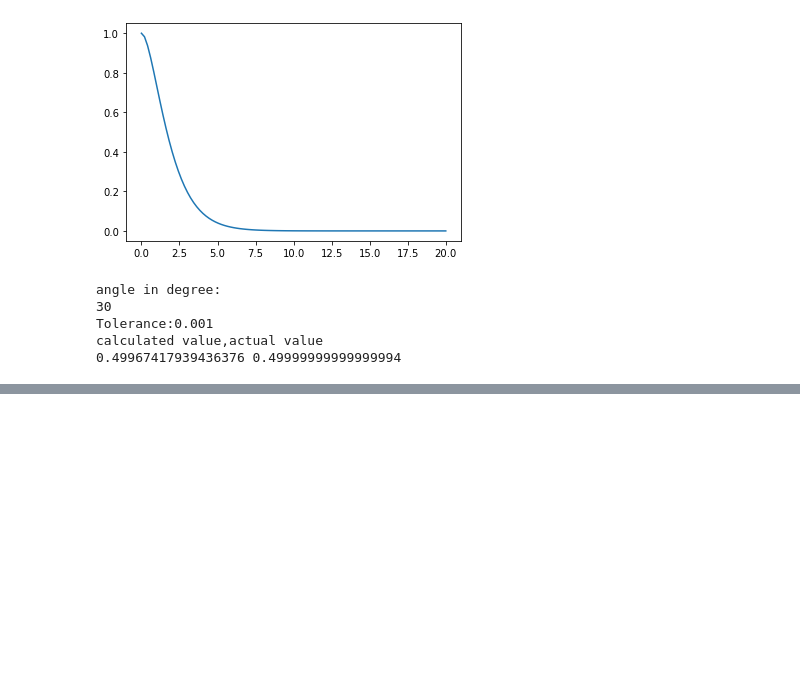
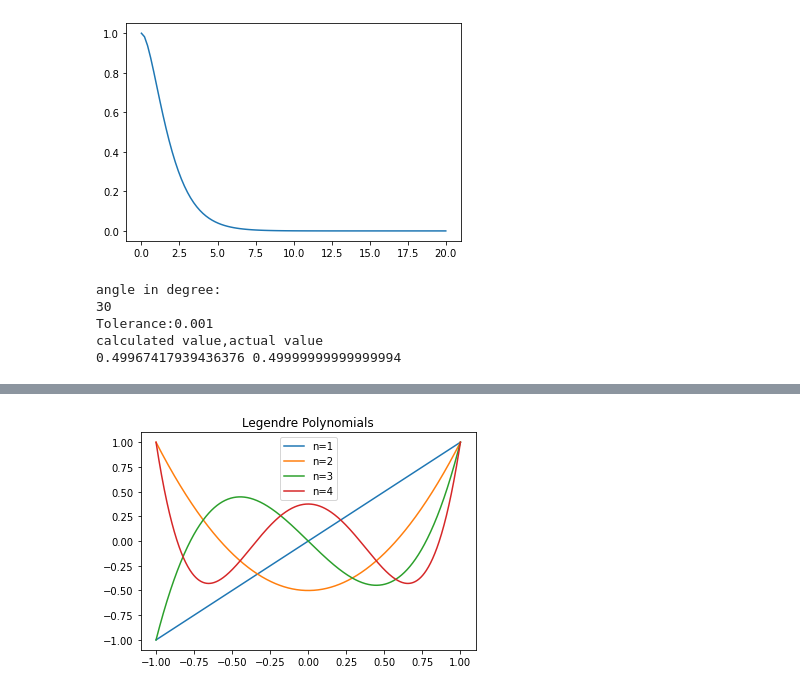
Before and after one commit to BijoyMaji/py_home_work_4, a Jupyter notebook: Index.ipynb, the cells around one changed output, grey strips where cells are left out. Saved outputs shown, nothing was run; the diff lists cells and outputs as text; code cells hidden in the pictures; blank space fills up the shorter version.

```diff
--- a/Index.ipynb
+++ b/Index.ipynb
@@ -53,0 +80,15 @@ calculated value,actual value
+# %%
+import numpy as np
+
+import matplotlib.pyplot as plt
+from scipy.special import legendre
+N=1000
+xvalue=np.linspace(-1,1,N)
+for i in range(1,5):
+    pn=legendre(i)
+    plt.plot(xvalue,pn(xvalue),label="n="+str(i))
+    plt.legend(loc='upper center')
+plt.title('Legendre Polynomials')
+plt.show()
+# %% [output]
+[figure, added]
```
Also changed, not shown: parts of 7 cells of this notebook.
